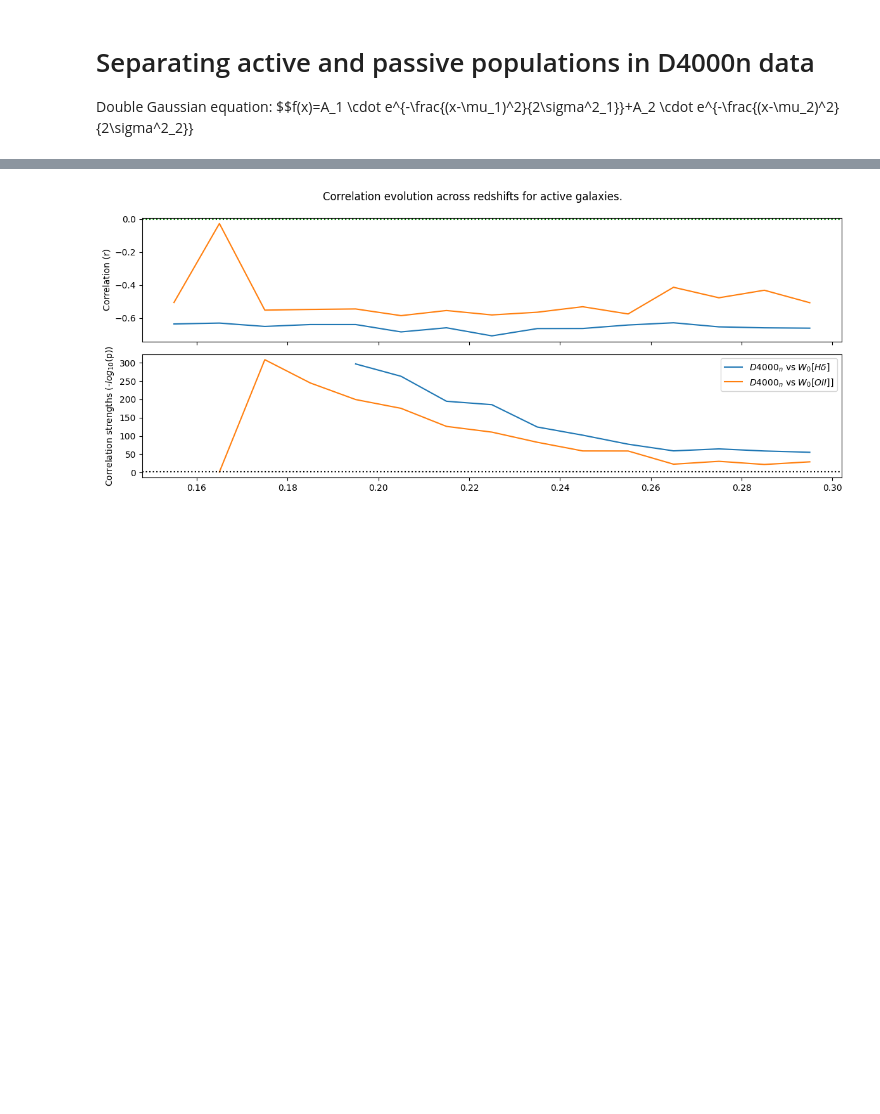
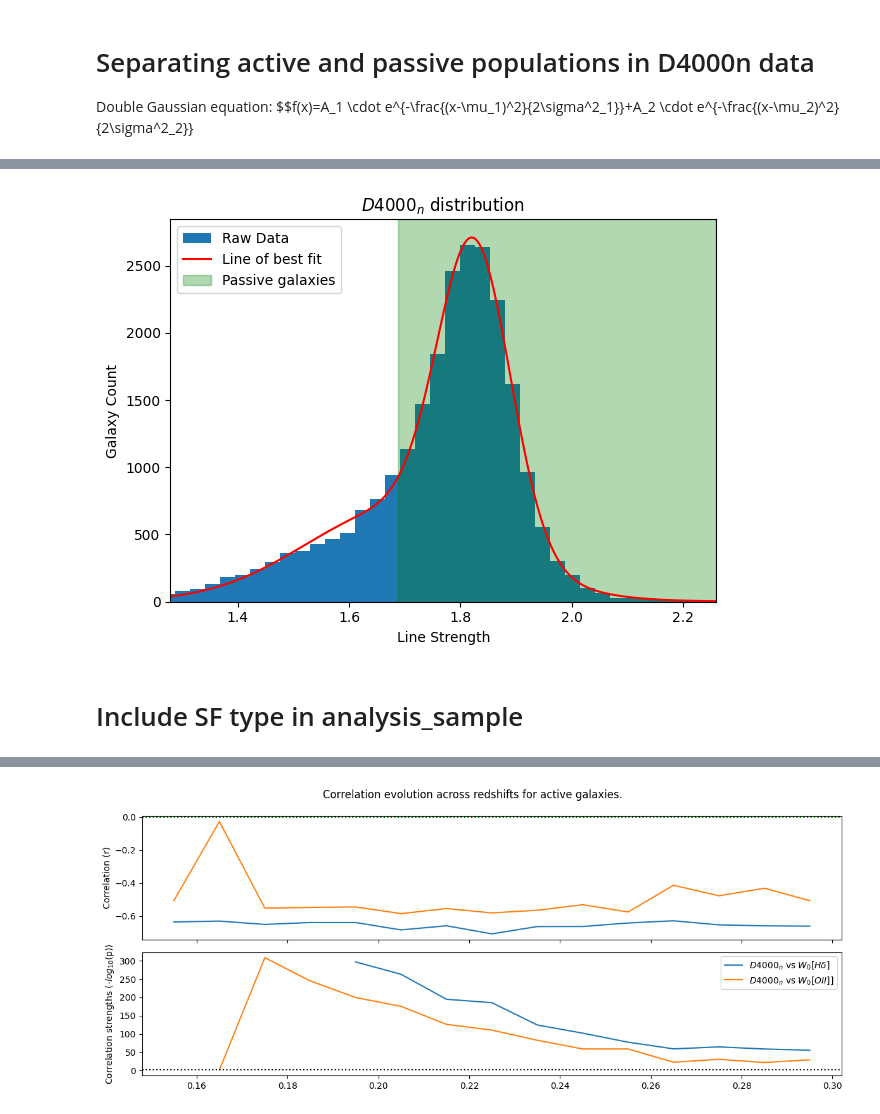
Before and after one commit to maraMaraschino/capstone-project, a Jupyter notebook: timescapes-notebook.ipynb, the cells around one changed output, grey strips where cells are left out. Saved outputs shown, nothing was run; the diff lists cells and outputs as text; code cells hidden in the pictures; blank space fills up the shorter version.

```diff
--- a/timescapes-notebook.ipynb
+++ b/timescapes-notebook.ipynb
@@ -1296,5 +1296,8 @@ plt.show()
 objid_vals = objid_vals[qc_mask]
 z_vals = z_vals[qc_mask]
 density_vals = density_vals[qc_mask]
+d4000n_vals = d4000n_vals[qc_mask]
 d5NN_vals = d5NN_vals[qc_mask]
 mass_vals = mass_vals[qc_mask]
+oii_vals = oii_vals[qc_mask]
+hd_vals = hd_vals[qc_mask]
@@ -1401,0 +1486,16 @@ After: 147696
+# %%
+# Build lookup from redshift bin on Mmin
+Mmin_dict = {}
+
+for (z_low, z_high), Mmin in zip(intervals, Mmins):
+    Mmin_dict[(z_low, z_high)] = Mmin
+
+# Create completeness mask for every galaxy
+complete_mask = np.zeros(len(merged), dtype=bool)
+
+for (z_low, z_high), Mmin in Mmin_dict.items():
+    in_bin = (merged["z"] >= z_low) & (merged["z"] < z_high)
+    above_limit = merged["logM"] >= Mmin
+    complete_mask |= (in_bin & above_limit)
+
+complete_sample = merged[complete_mask].copy()
@@ -1843,0 +1626,60 @@ def bin_type_by_env_quartile(dict_key, result, env_key, type_key, radius_index=N
+# %%
+from scipy.optimize import curve_fit
+
+def double_gaussian(x, amp_1, mu_1, sigma_1, amp_2, mu_2, sigma_2, y_offset):
+    return (
+        amp_1 * np.exp(-((x-mu_1)**2) / (2 * sigma_1**2))
+        + (amp_2 * np.exp(-((x-mu_2)**2) / (2 * sigma_2**2)))
+        + y_offset
+    )
+
+def find_dgaussian_values(xdata, ydata, p0):
+    return curve_fit(double_gaussian, xdata, ydata, p0=p0)
+
+def plot_best_fit(d4000n_vals, low, high, p0, bins=100):
+    # Plot distribution to visualize
+    low_cut, high_cut = np.percentile(d4000n_vals, [low, high])
+    plt.hist(d4000n_vals, bins=bins, label="Raw Data")
+
+    # Find best fit
+    counts, edges = np.histogram(d4000n_vals, bins=bins)
+    centers = (edges[:-1] + edges[1:])/2
+    popt, pcov = find_dgaussian_values(centers, counts, p0=p0)
+    sigmas = np.sqrt(np.diag(pcov))
+
+    x_fit = np.linspace(min(centers), max(centers), 1000)
+    y_fit = double_gaussian(x_fit, *popt)
+
+    # Return values
+    mu_1, mu_2             = popt[1], popt[4]
+    mu_1_sigma, mu_2_sigma = sigmas[1], sigmas[4]
+    mu_sigma_pairs = [(mu_1, mu_1_sigma), (mu_2, mu_2_sigma)]
+
+    # Find valley for splitting passive and active
+    left, right = sorted([mu_1, mu_2])
+    mask = (x_fit >= left) & (x_fit <= right)
+    x_between = x_fit[mask]
+    y_between = y_fit[mask]
+    valley_x = x_between[np.argmin(y_between)]
+
+    # Create plot
+    plt.plot(x_fit, y_fit, color="red", label="Line of best fit")
+    plt.xlim(low_cut, high_cut)
+    plt.axvspan(valley_x, high_cut, color='green', alpha=0.3, label='Passive galaxies')
+    plt.legend()
+    plt.title(r"$D4000_n$ distribution")
+    plt.xlabel(r"Line Strength")
+    plt.ylabel("Galaxy Count")
+    plt.tight_layout()
+    plt.show()
+
+    return mu_sigma_pairs, valley_x
+
+d4000n_vals = analysis_sample["D4000n"]
+# amp_1, mu_1, sigma_1, amp_2, mu_2, sigma_2, y_offset
+p0 = [500, 1.7, 0.07, 2500, 1.8, 0.006, 0]
+mu_sigma_pairs, valley_x = plot_best_fit(d4000n_vals, 0.5, 99.9, p0=p0, bins=100)
+# %% [output]
+[figure, added]
+# %% [markdown]
+# Include SF type in analysis_sample
```
Also changed, not shown: parts of 22 cells of this notebook.
